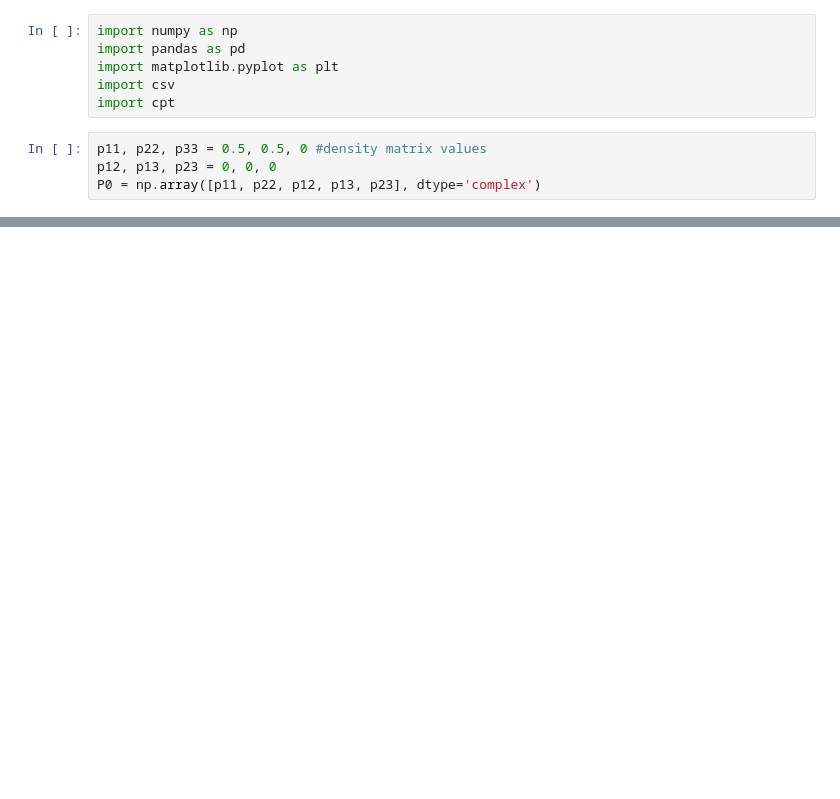
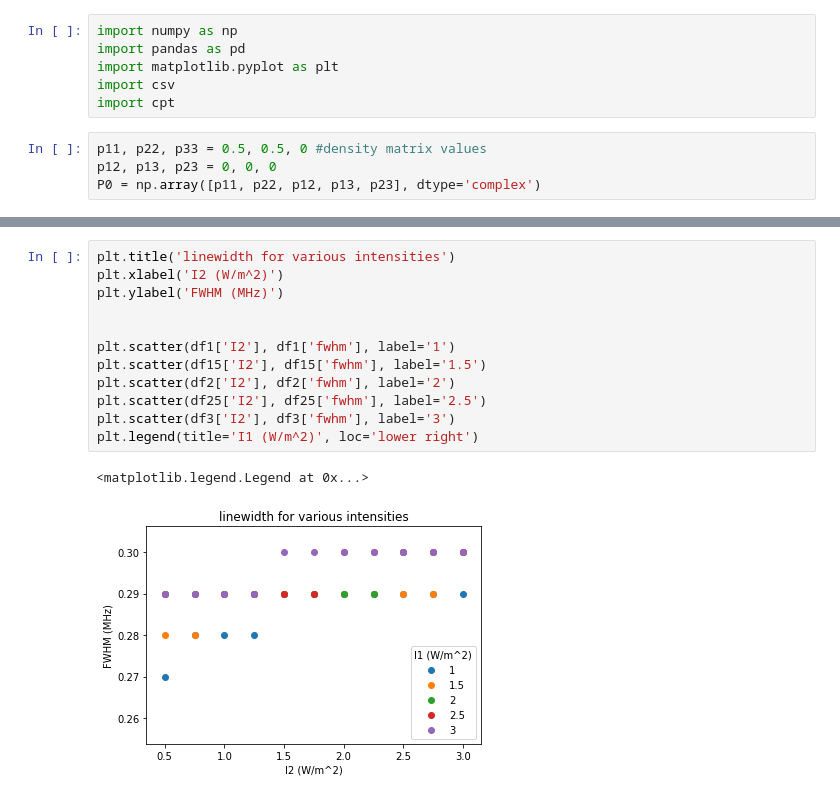
Before and after one commit to dahlia-ghoshal/cpt, a Jupyter notebook: intensity.ipynb, the cells around one changed output, grey strips where cells are left out. Drawn from its saved outputs; the diff is of its cells as text; blank space fills up the shorter version.

```diff
--- a/intensity.ipynb
+++ b/intensity.ipynb
@@ -96,0 +194,15 @@ plt.plot(df2[d], df2[p])
+# %%
+plt.title('linewidth for various intensities')
+plt.xlabel('I2 (W/m^2)')
+plt.ylabel('FWHM (MHz)')
+
+
+plt.scatter(df1['I2'], df1['fwhm'], label='1')
+plt.scatter(df15['I2'], df15['fwhm'], label='1.5')
+plt.scatter(df2['I2'], df2['fwhm'], label='2')
+plt.scatter(df25['I2'], df25['fwhm'], label='2.5')
+plt.scatter(df3['I2'], df3['fwhm'], label='3')
+plt.legend(title='I1 (W/m^2)', loc='lower right')
+# %% [output]
+<matplotlib.legend.Legend at 0x...>
+[figure, added]
```
Also changed, not shown: parts of 20 cells of this notebook, 13 other files.
